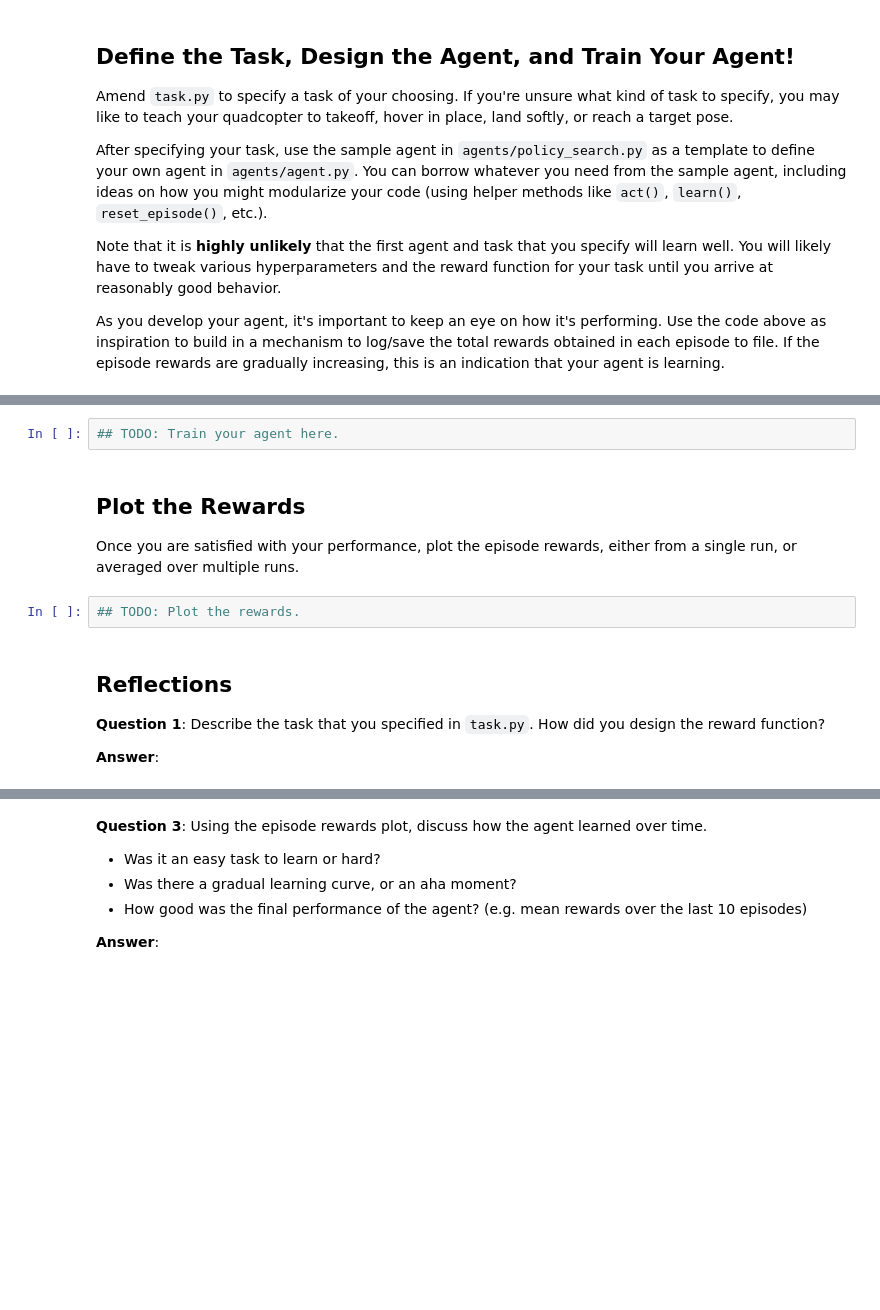
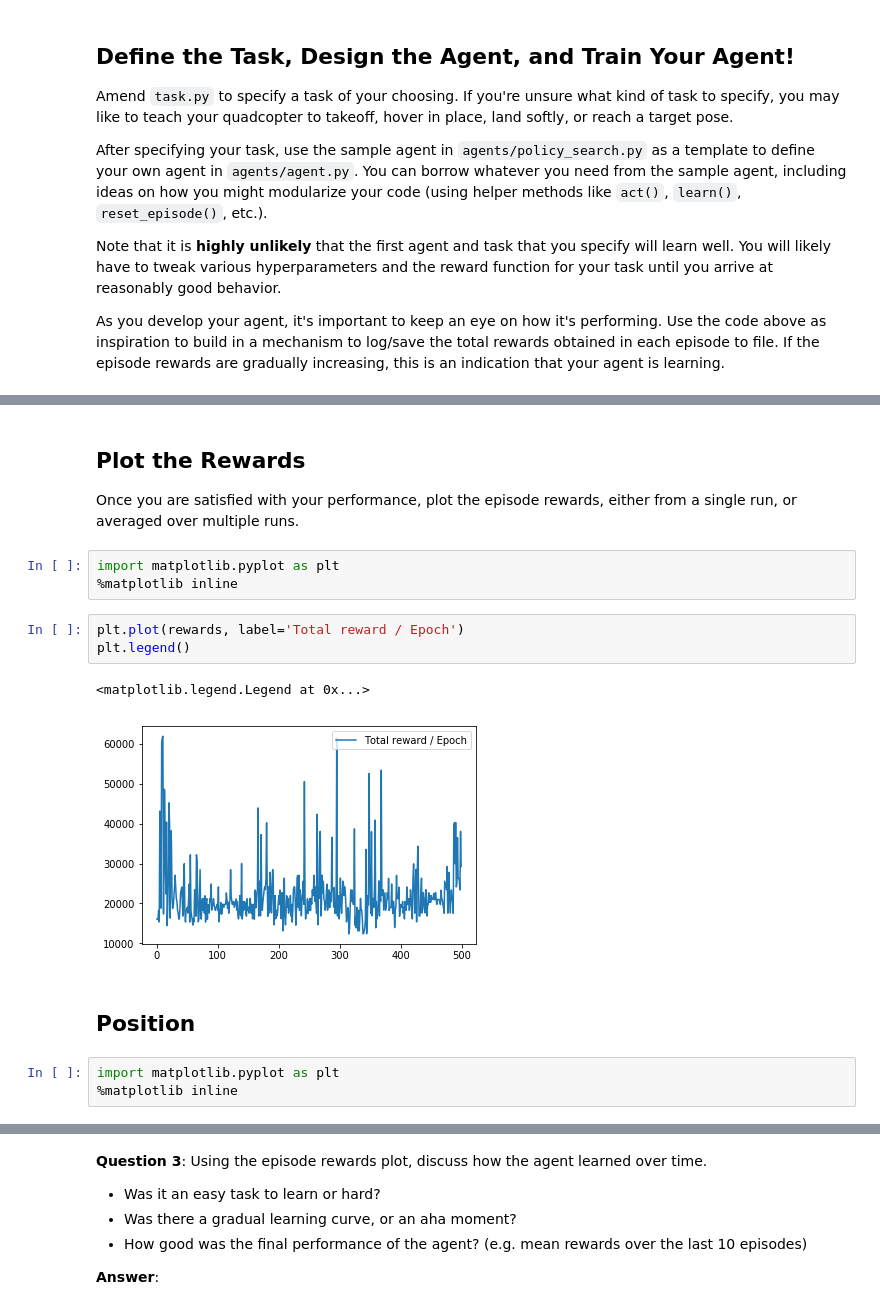
Before and after one commit to dsoellinger/Udacity-Machine-Learning-Nanodegree, a Jupyter notebook: assignments/quadcopter/Quadcopter_Project.ipynb, the cells around one changed output, grey strips where cells are left out. Cells and saved outputs as stored; diff of their text form; blank space fills up the shorter version.

```diff
--- a/assignments/quadcopter/Quadcopter_Project.ipynb
+++ b/assignments/quadcopter/Quadcopter_Project.ipynb
@@ -273,14 +298,18 @@ _ = plt.ylim()
-# %%
-## TODO: Train your agent here.
 # %% [markdown]
 ## Plot the Rewards
 
 Once you are satisfied with your performance, plot the episode rewards, either from a single run, or averaged over multiple runs.
-# %%
-## TODO: Plot the rewards.
-# %% [markdown]
-## Reflections
-
-**Question 1**: Describe the task that you specified in `task.py`.  How did you design the reward function?
-
-**Answer**:
+# %%
+import matplotlib.pyplot as plt
+%matplotlib inline
+# %%
+plt.plot(rewards, label='Total reward / Epoch')
+plt.legend()
+# %% [output]
+<matplotlib.legend.Legend at 0x...>
+[figure, added]
+# %% [markdown]
+## Position
+# %%
+import matplotlib.pyplot as plt
+%matplotlib inline
```
Also changed, not shown: parts of 12 cells of this notebook, 6 other files.
